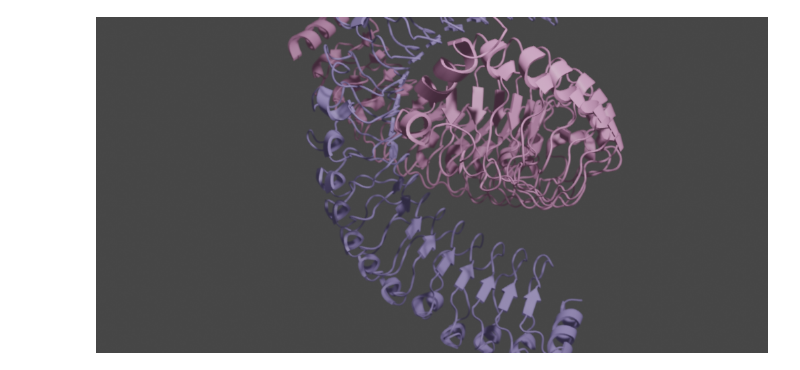
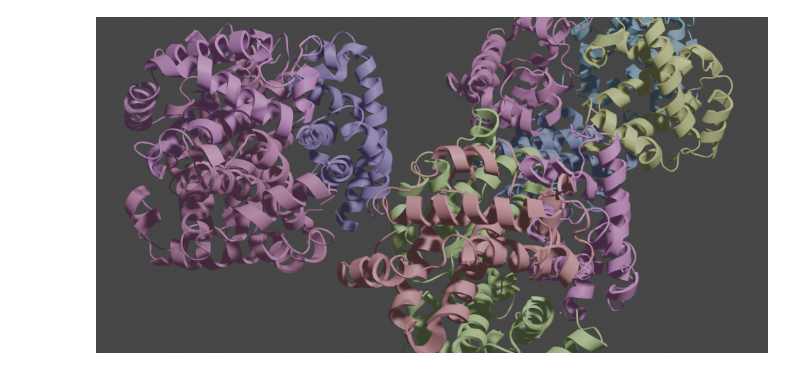
Before and after one commit to kolibril13/ipyMolecularNodes, a Jupyter notebook: static_example.ipynb, the cells around one changed output. Drawn from its saved outputs; the diff is of its cells as text; code cells hidden in the pictures.

```diff
--- a/static_example.ipynb
+++ b/static_example.ipynb
@@ -5,6 +5,10 @@ import os
 sys.stdout = open(os.devnull, 'w')
 sys.stderr = open(os.devnull, 'w')
 
+def clear_scene():
+    bpy.ops.object.select_all(action="DESELECT")
+    bpy.ops.object.select_by_type(type="MESH")
+    bpy.ops.object.delete()
 
 def render_image():
     # Render
@@ -17,4 +21,16 @@ def render_image():
     bpy.data.images["Render Result"].save_render(filepath=bpy.context.scene.render.filepath)
 
     display(Image(filename=path))
+
+import bpy
+from IPython.display import display, Image
+
+clear_scene()
+
+# Camera
+camera = bpy.data.objects["Camera"]
+camera.location = (5, -3, 4)
+camera.data.dof.use_dof = True
+camera.data.dof.focus_distance = 4
+camera.data.dof.aperture_fstop = 4
 # %%
@@ -47,9 +68,16 @@ render_image()
 # %%
-molecule = mn.load.molecule_rcsb("7TYG", starting_style="cartoon", center_molecule=True)
-molecule.location = (0, 2, 1)
+import molecularnodes as mn
+
+
+clear_scene()
+molecule = mn.load.molecule_rcsb("4N7N", starting_style="cartoon", center_molecule=True)
+molecule.location = (0, 2, 0.7)
+molecule.rotation_euler = (-1.4, 2.7, 0)
+camera.data.dof.focus_distance = 10
 scale = 4
+
 molecule.scale = (scale,scale,scale)
 
 render_image()
 # %% [output]
-[figure, old version]
+[figure, new version]
```
Also changed, not shown: parts of 4 cells of this notebook.
